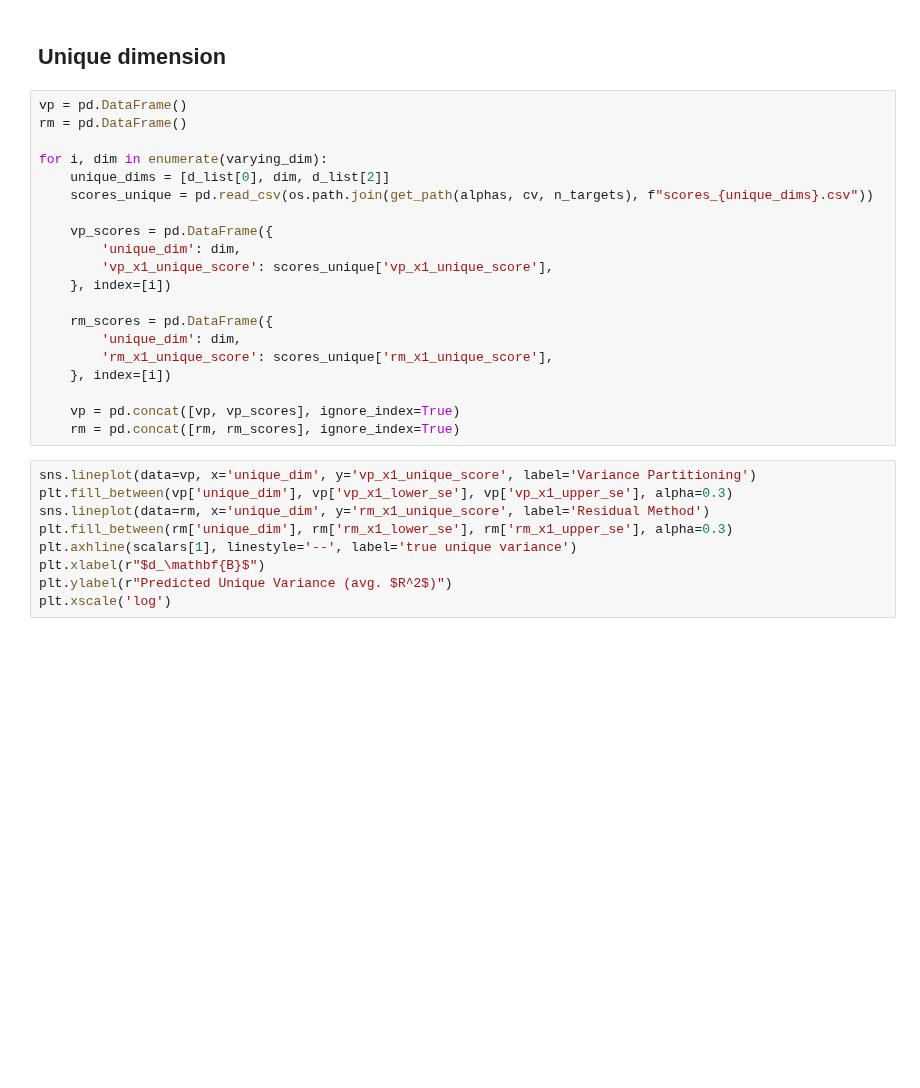
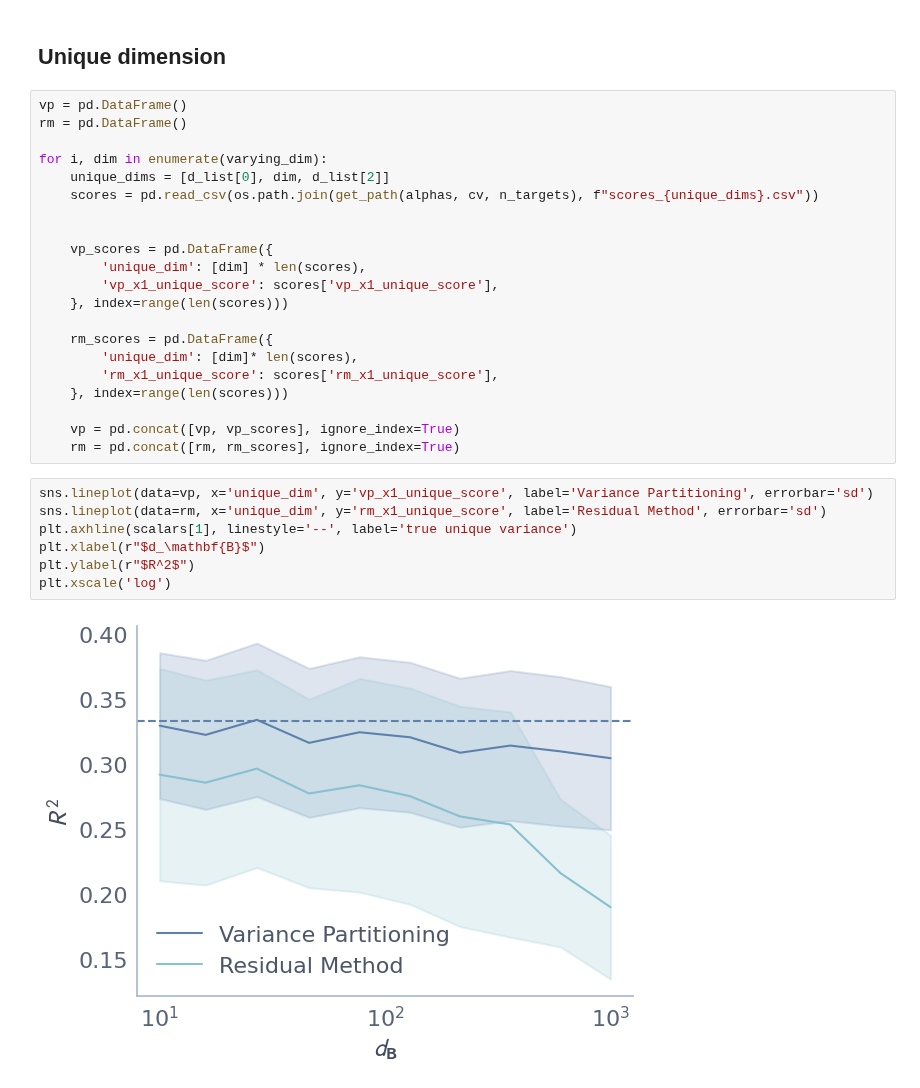
Before and after one commit to leo-schultheiss/compare_variance_residual, a Jupyter notebook: compare_variance_residual/plot_dimensions.ipynb, the cells around one changed output. Cells and saved outputs as stored; diff of their text form; blank space fills up the shorter version.

```diff
--- a/compare_variance_residual/plot_dimensions.ipynb
+++ b/compare_variance_residual/plot_dimensions.ipynb
@@ -128,26 +186,27 @@ rm = pd.DataFrame()
 
 for i, dim in enumerate(varying_dim):
     unique_dims = [d_list[0], dim, d_list[2]]
-    scores_unique = pd.read_csv(os.path.join(get_path(alphas, cv, n_targets), f"scores_{unique_dims}.csv"))
+    scores = pd.read_csv(os.path.join(get_path(alphas, cv, n_targets), f"scores_{unique_dims}.csv"))
+
 
     vp_scores = pd.DataFrame({
-        'unique_dim': dim,
-        'vp_x1_unique_score': scores_unique['vp_x1_unique_score'],
-    }, index=[i])
+        'unique_dim': [dim] * len(scores),
+        'vp_x1_unique_score': scores['vp_x1_unique_score'],
+    }, index=range(len(scores)))
 
     rm_scores = pd.DataFrame({
-        'unique_dim': dim,
-        'rm_x1_unique_score': scores_unique['rm_x1_unique_score'],
-    }, index=[i])
+        'unique_dim': [dim]* len(scores),
+        'rm_x1_unique_score': scores['rm_x1_unique_score'],
+    }, index=range(len(scores)))
 
     vp = pd.concat([vp, vp_scores], ignore_index=True)
     rm = pd.concat([rm, rm_scores], ignore_index=True)
 # %%
-sns.lineplot(data=vp, x='unique_dim', y='vp_x1_unique_score', label='Variance Partitioning')
-plt.fill_between(vp['unique_dim'], vp['vp_x1_lower_se'], vp['vp_x1_upper_se'], alpha=0.3)
-sns.lineplot(data=rm, x='unique_dim', y='rm_x1_unique_score', label='Residual Method')
-plt.fill_between(rm['unique_dim'], rm['rm_x1_lower_se'], rm['rm_x1_upper_se'], alpha=0.3)
+sns.lineplot(data=vp, x='unique_dim', y='vp_x1_unique_score', label='Variance Partitioning', errorbar='sd')
+sns.lineplot(data=rm, x='unique_dim', y='rm_x1_unique_score', label='Residual Method', errorbar='sd')
 plt.axhline(scalars[1], linestyle='--', label='true unique variance')
 plt.xlabel(r"$d_\mathbf{B}$")
-plt.ylabel(r"Predicted Unique Variance (avg. $R^2$)")
+plt.ylabel(r"$R^2$")
 plt.xscale('log')
+# %% [output]
+[figure, added]
```
Also changed, not shown: parts of 8 cells of this notebook.
